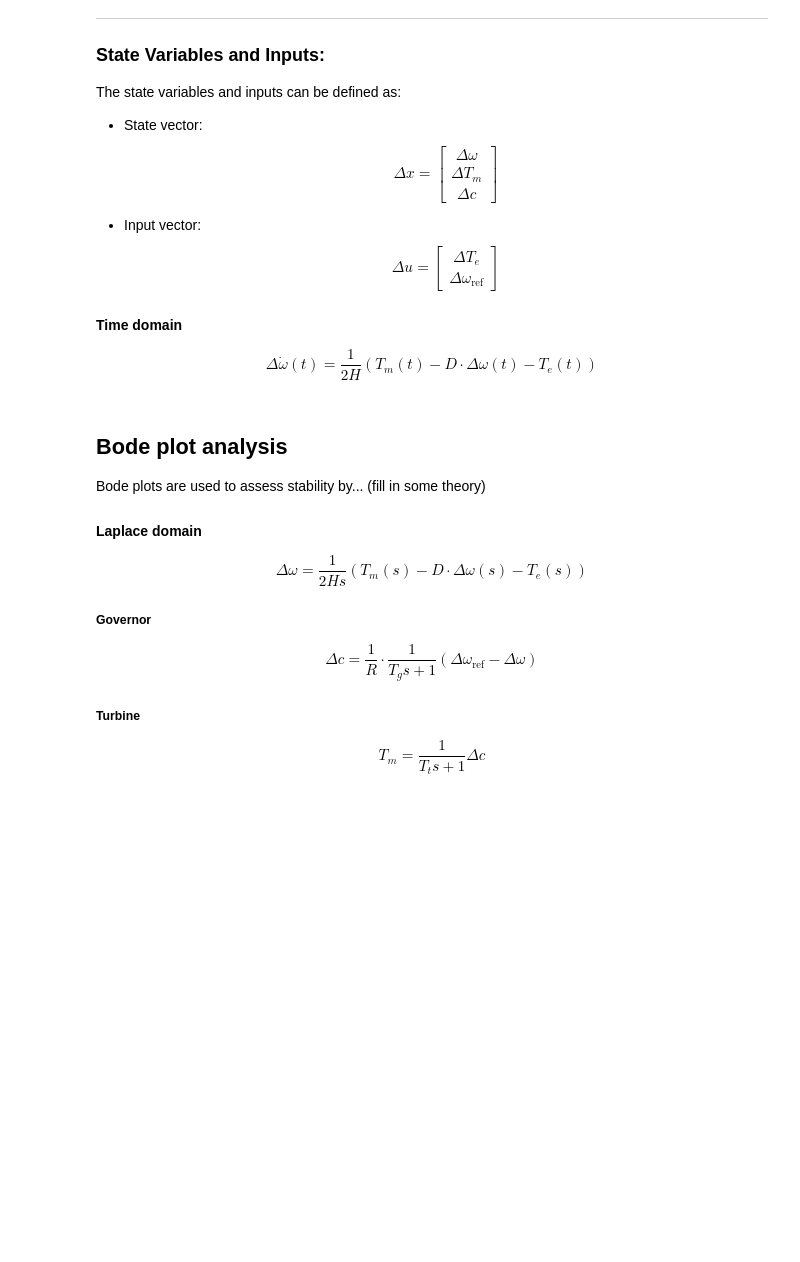
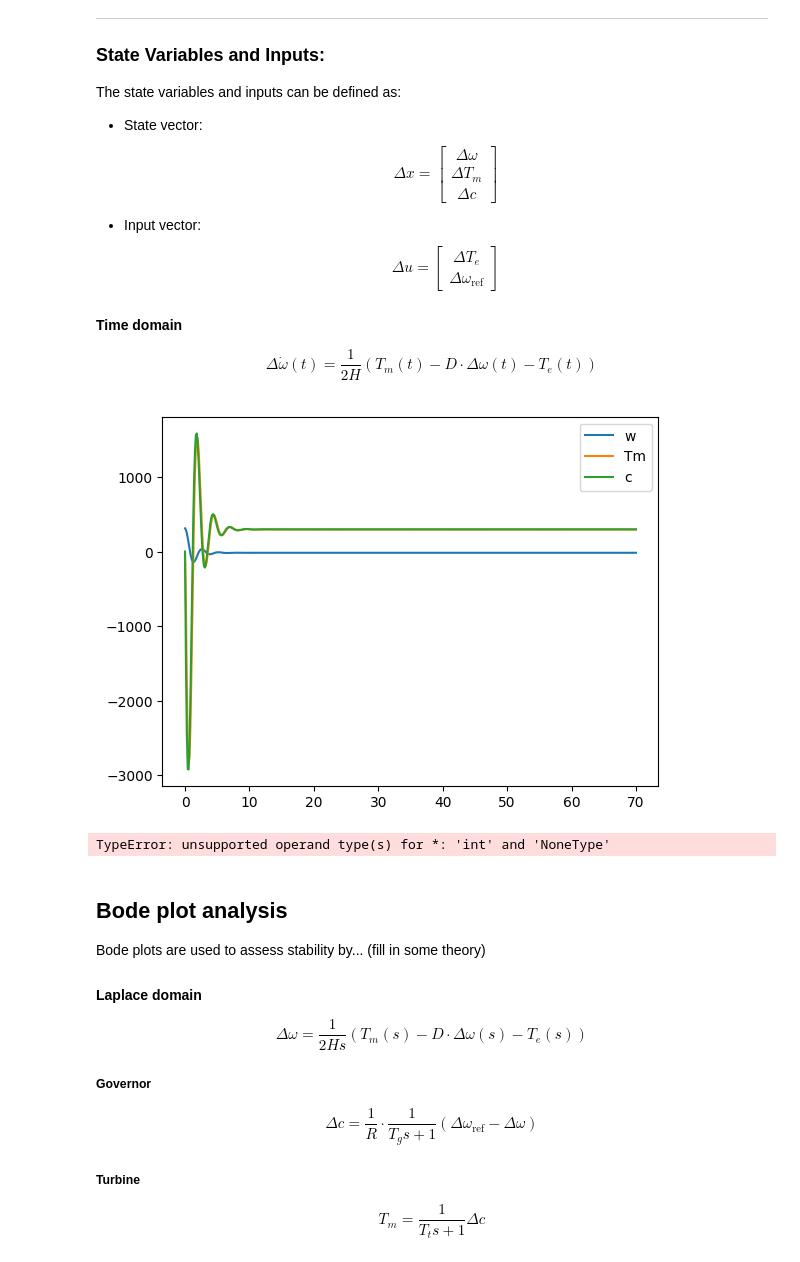
Before and after one commit to VargFo/TET4180_PSDynamicsAndControl_Notebooks, a Jupyter notebook: BodePlots.ipynb, the cells around one changed output. Cells and saved outputs as stored; diff of their text form; code cells hidden in the pictures; blank space fills up the shorter version.

Commit message:
Statespace and added explanations

```diff
--- a/BodePlots.ipynb
+++ b/BodePlots.ipynb
@@ -116,6 +116,81 @@ The state variables and inputs can be defined as:
 $$
 \Delta \dot{\omega}(t) = \frac{1}{2H} \left( T_m(t) - D \cdot \Delta \omega(t) - T_e(t) \right)
 $$
+# %%
+""" --- CONSTANTS --- """
+
+params = {
+    # Governor:
+    'R': 0.05, # Droop constant
+    'Tg': 0.5, # s (governor time constant)
+    # Turbine:
+    'Tt': 0.1, # s (turbine time constant)
+    # Generator:
+    'H': 3, # s (inertia constant)
+    'D': 1  # s (damping constant) Seconds??
+}
+
+
+""" --- Defining dynamics of the system with states and inputs --- """
+
+def isolatedPowerPlant(t: np.ndarray, x: np.ndarray, u: np.ndarray, params: dict):
+    """
+    Dynamics of simple isolated Power Plant
+
+    Args:
+        t (array): Time
+        x (array): States (Frequency, Mechanical Torque, C)
+        u (array): Inputs (Electrical Torque, frequency reference)
+        params (dict): Dictionary with constants.
+
+    Returns:
+        Array of differentials (array): differential update variables
+    """
+    # Parameter setup
+    R = params.get('R')
+    Tg = params.get('Tg')
+    Tt = params.get('Tt')
+    H = params.get('H')
+    D = params.get('D')
+
+    # Map the states into local variable names
+    w = x[0]
+    Tm = x[1]
+    c = x[2]
+
+    # Map Inputs
+    Te = u[0]
+    w_ref = u[1]
+
+    # Compute the discrete updates
+    dw = 1/(2*H) * (Tm - D * w - Te)
+    dTm = 1/Tt * (-Tm + c)
+    dc = 1/Tg * (-c + 1/R * (w_ref - w))
+
+    return np.array([dw, dTm, dc])
+
+""" --- Define Input Output System --- """
+
+io_PowerPlant = control.nlsys(isolatedPowerPlant, None, inputs = ["Te", "w_ref"], states= ["w", "Tm","c"], name = "Isolated Power Plant")
+
+X0 = [2*np.pi*50, 0.8, 1]                 # Initial w, Tm,c
+U0 = [2*np.pi*50, 0.8]
+T = np.linspace(0, 70, 500)   # Simulation
+# Simulate the system
+t, y = control.input_output_response(io_PowerPlant, T, U0, X0, params)
+
+# Plot the response
+plt.figure(1)
+plt.plot(t, y[0])
+plt.plot(t, y[1])
+plt.plot(t, y[2])
+plt.legend(['w', 'Tm', 'c'])
+plt.show(block=False)
+
+lin_io_PowerPlant = io_PowerPlant.linearize(X0,U0)
+# %% [output]
+[figure, added]
+TypeError: unsupported operand type(s) for *: 'int' and 'NoneType'
 # %% [markdown]
 ## Bode plot analysis
 
```
